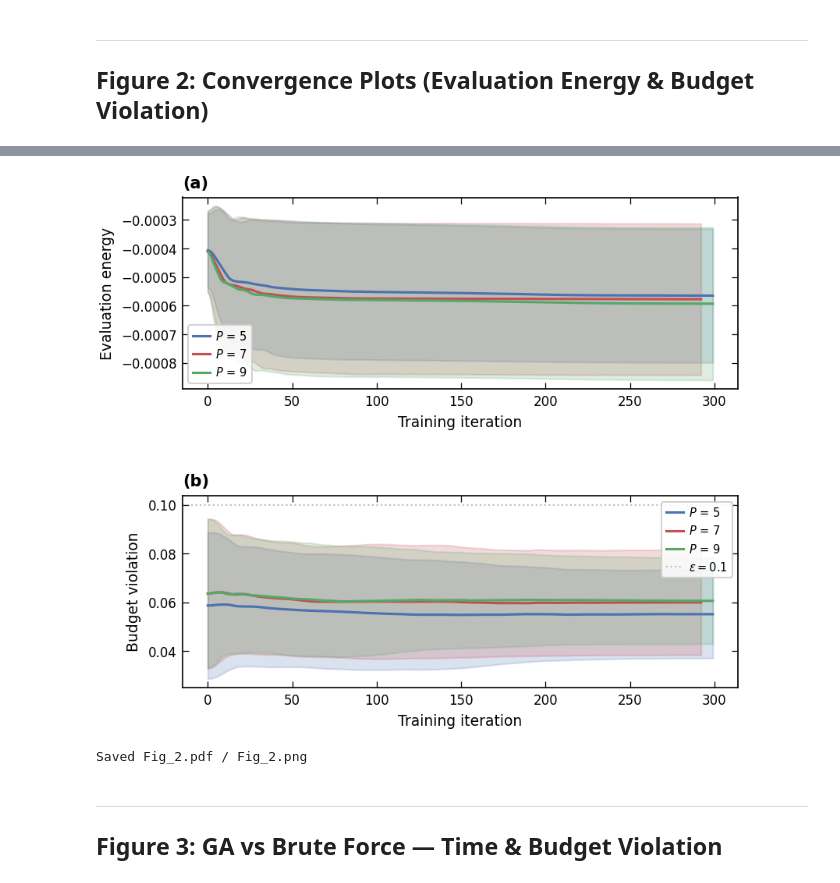
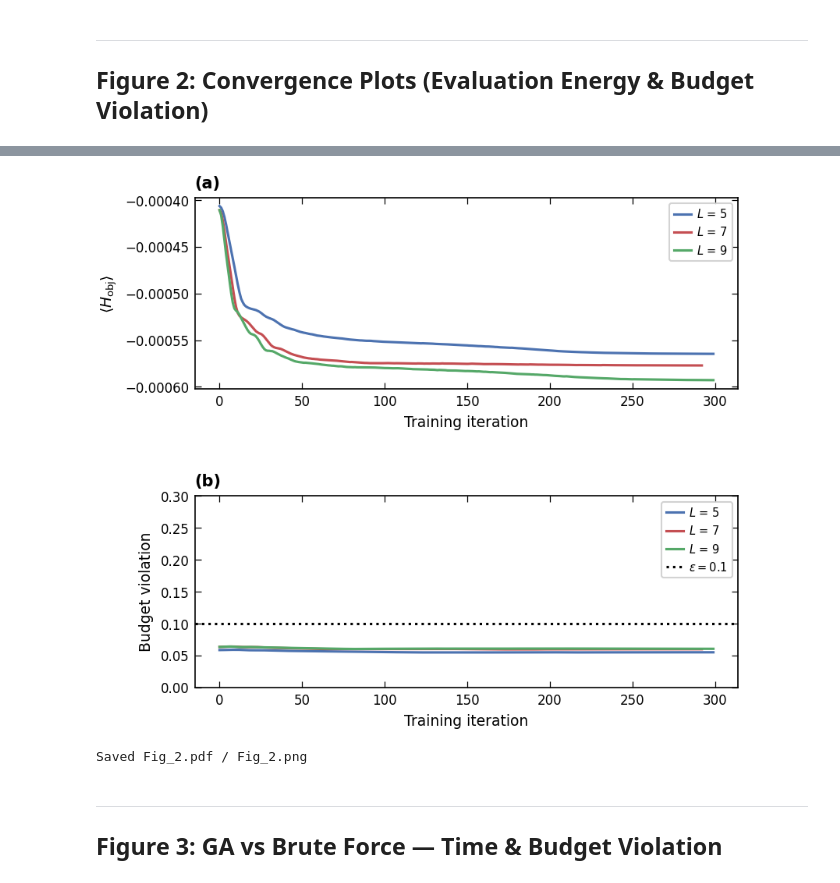
Before and after one commit to AndewNN/Quantum_Computing, a Jupyter notebook: CUDA/plot_publication.ipynb, the cells around one changed output, grey strips where cells are left out. Saved outputs shown, nothing was run; the diff lists cells and outputs as text; code cells hidden in the pictures.

```diff
--- a/CUDA/plot_publication.ipynb
+++ b/CUDA/plot_publication.ipynb
@@ -179,7 +179,7 @@ ef_boost_P      = 10500
 ef_layers_X     = [5, 7, 9]
 ef_layers_P     = [5, 7, 9]
 ef_K            = 12          # Preserving mixer bases
-ef_n_feasible   = 15000
+ef_n_feasible   = 400000
 ef_n_infeasible = 7500
 # %%
 # ============================================================
@@ -438,7 +438,7 @@ if data_approx is not None:
                 ls = '--'
             m = LAYER_MARKERS.get(layer_val, 'D')
             mixer_short = 'SP' if mixer == 'X' else 'SC'
-            lbl = f"{mixer_short}, $P$={layer_val}"
+            lbl = f"{mixer_short}, $L$={layer_val}"
             if mixer == 'X':
                 ax.plot(sub['lambda'], sub['BV'],
                         marker=m, color=c, ls=ls, ms=MS, lw=LW, label=lbl)
@@ -447,7 +447,7 @@ if data_approx is not None:
                 ax.plot(all_lambs, [bv]*len(all_lambs),
                         marker=m, color=c, ls=ls, ms=MS, lw=LW, label=lbl)
 
-    ax.axhline(0.1, color='gray', ls=':', lw=1.0, alpha=0.6,
+    ax.axhline(0.1, color='black', ls=':', lw=1.5, alpha=1.0,
                label=r'$\varepsilon = 0.1$')
     ax.set_xscale('log')
     ax.set_ylim(bottom=0)
@@ -455,7 +455,7 @@ if data_approx is not None:
 ax.set_xlabel(r'$\lambda$')
 ax.set_ylabel('Budget violation')
 ax.set_title('(a)', loc='left')
-ax.legend(fontsize=6, ncol=2,
+ax.legend(fontsize=6, ncol=3,
           handlelength=1.2, columnspacing=0.8)
 
 # ---- (b) Barren Plateau: Variance vs Qubits ----
@@ -477,7 +477,7 @@ if data_plateau is not None:
         c = cmap_bp(norm_p(lv))
         m = MARKERS[i % len(MARKERS)]
         ax.plot(sub['Qubits'], sub['var'],
-                marker=m, color=c, ms=MS, lw=LW, label=f'$P$ = {lv}')
+                marker=m, color=c, ms=MS, lw=LW, label=f'SC, $L$={lv}')
 
     ax.set_yscale('log')
     ax.legend(fontsize=6.5, ncol=2,
@@ -493,7 +493,7 @@ ax.set_title('(b)', loc='left')
 
 fig.tight_layout(w_pad=3.0)
 # fig.savefig('Fig_1.pdf')
-# fig.savefig('Fig_1.png', dpi=600)
+fig.savefig('Fig_1_UpFont.png', dpi=600)
 plt.show()
 # print('Saved Fig_1.pdf / Fig_1.png')
 # print(data_plateau["lambda"])
@@ -541,8 +541,8 @@ for row, mixer in enumerate(loss_plot_mixers):
         for col in range(2):
             ax = axes[row, col]
             # Shaded band (like reference figure)
-            ax.fill_between(t, lo[:, col], hi[:, col],
-                            color=c, alpha=0.20)
+            # ax.fill_between(t, lo[:, col], hi[:, col],
+            #                 color=c, alpha=0.20)
             # Mean line on top
             ax.plot(t, med[:, col], color=c, lw=LW, label=lbl)
 
@@ -557,6 +557,7 @@ for row, mixer in enumerate(loss_plot_mixers):
             ax.axhline(0.1, color='gray', ls=':', lw=1.0,
                        alpha=0.5, label=r'$\varepsilon = 0.1$')
         ax.legend(fontsize=7)
+        # ax.set_ylim()
 
 # ---- Equalize y-axis ranges for evaluation energy (a)=(c) only ----
 # Budget violation panels (b) and (d) keep independent scales
@@ -609,44 +610,45 @@ for row, mixer in enumerate(loss_plot_mixers):
         t   = np.arange(med.shape[0])
 
         c = LAYER_COLORS.get(lv, COLOR_CYCLE[ci])
-        lbl = f'$P$ = {lv}'
+        lbl = f'$L$ = {lv}'
 
         for col in range(2):
             ax = axes[col, row]
             # Shaded band (like reference figure)
-            ax.fill_between(t, lo[:, col], hi[:, col],
-                            color=c, alpha=0.20)
+            # ax.fill_between(t, lo[:, col], hi[:, col],
+            #                 color=c, alpha=0.20)
             # Mean line on top
             ax.plot(t, med[:, col], color=c, lw=LW, label=lbl)
 
     # axis labels
-    for col, ylabel in enumerate(['Evaluation energy', 'Budget violation']):
+    for col, ylabel in enumerate([r'$\langle H_{\text{obj}} \rangle$', 'Budget violation']):
         ax = axes[col, row]
         ax.set_xlabel('Training iteration')
         ax.set_ylabel(ylabel)
         panel = chr(ord('a') + 2 * row + col)
         ax.set_title(f'({panel})', loc='left')
         if col == 1:  # budget violation panel
-            ax.axhline(0.1, color='gray', ls=':', lw=1.0,
-                       alpha=0.5, label=r'$\varepsilon = 0.1$')
+            ax.axhline(0.1, color='black', ls=':', lw=1.5,
+                       alpha=1.0, label=r'$\varepsilon = 0.1$')
+            ax.set_ylim(bottom=-0.0, top=0.3)
         ax.legend(fontsize=7)
 
 # ---- Equalize y-axis ranges for evaluation energy (a)=(c) only ----
 # Budget violation panels (b) and (d) keep independent scales
 col = 0  # evaluation energy column
 ylims = [axes[col, row].get_ylim() for row in range(n_rows)]
 shared_lo = min(lo for lo, hi in ylims)
 shared_hi = max(hi for lo, hi in ylims)
 for row in range(n_rows):
     axes[col, row].set_ylim(shared_lo, shared_hi)
 
 fig.tight_layout(w_pad=2.5, h_pad=3.0)
-fig.savefig('Fig_2.pdf')
-fig.savefig('Fig_2.png', dpi=600)
+# fig.savefig('Fig_2.pdf')
+fig.savefig('Fig_2_UpFont_noBound.png', dpi=600)
 plt.show()
 print('Saved Fig_2.pdf / Fig_2.png')
 # %% [output]
-[figure, old version]
+[figure, new version]
 Saved Fig_2.pdf / Fig_2.png
 # %% [markdown]
 ---
```
Also changed, not shown: parts of 5 cells of this notebook, 2 other files.
